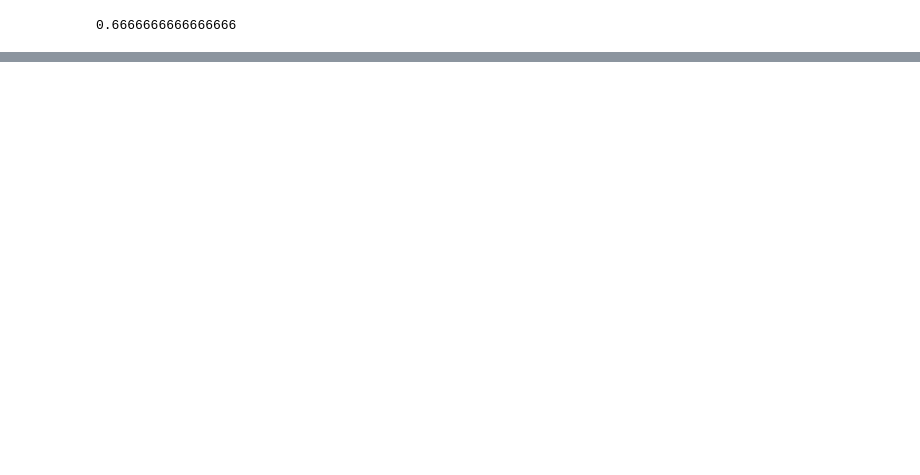
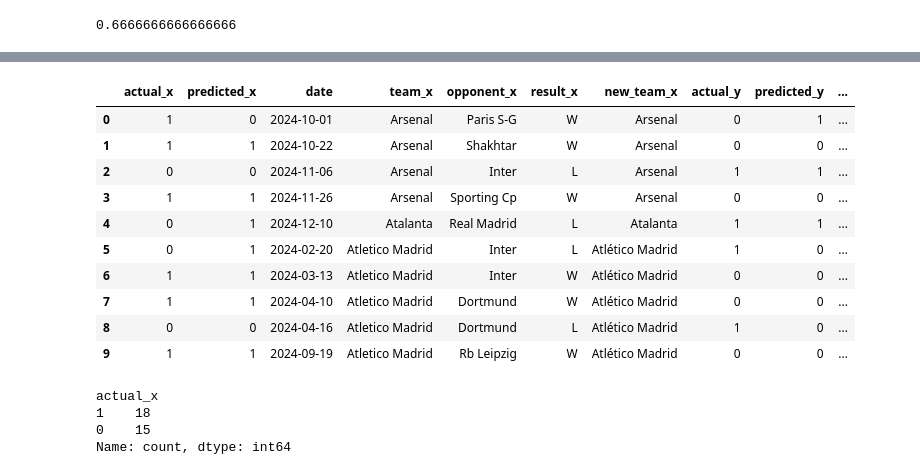
Before and after one commit to Mjara19/Soccer-Match-Winner-Predictor, a Jupyter notebook: champions_league_predictor.ipynb, the cells around one changed output, grey strips where cells are left out. Cells and saved outputs as stored; diff of their text form; code cells hidden in the pictures; blank space fills up the shorter version.

```diff
--- a/champions_league_predictor.ipynb
+++ b/champions_league_predictor.ipynb
@@ -110,3 +125,5 @@ combined, precision = make_predictions(matches_rolling, predictors + new_columns
 precision
 # %% [output]
 0.6666666666666666
+# %%
+combined = combined.merge(matches_rolling[["date", "team", "opponent", "result"]], left_index=True, right_index=True)
@@ -112,0 +139,44 @@ precision
+# %%
+class MissingDict(dict):
+    def __missing__(self, key):
+        return key
+
+map_values = {
+    "Atletico Madrid": "Atlético Madrid",
+    "Internazionale": "Inter",
+    "Paris Saint Germain": "Paris S-G",
+    "Sporting CP": "Sporting Cp",
+    "RB Leipzig": "Rb Leipzig",
+    "Red Bull Salzburg": "Rb Salzburg",
+    "Shakhtar Donetsk": "Shakhtar",
+    "PSV Eindhoven": "Psv Eindhoven",
+    "Bayer Leverkusen": "Leverkusen",
+}
+
+mapping = MissingDict(**map_values)
+# %%
+combined["new_team"] = combined["team"].map(mapping)
+# %%
+merged_data = combined.merge(combined, left_on=["date", "new_team"], right_on=["date", "opponent"])
+# %%
+
+merged_data.head(10)
+# %% [output]
+|  | actual_x | predicted_x | date | team_x | opponent_x | result_x | new_team_x | actual_y | predicted_y | ... |
+| 0 | 1 | 0 | 2024-10-01 | Arsenal | Paris S-G | W | Arsenal | 0 | 1 | ... |
+| 1 | 1 | 1 | 2024-10-22 | Arsenal | Shakhtar | W | Arsenal | 0 | 0 | ... |
+| 2 | 0 | 0 | 2024-11-06 | Arsenal | Inter | L | Arsenal | 1 | 1 | ... |
+| 3 | 1 | 1 | 2024-11-26 | Arsenal | Sporting Cp | W | Arsenal | 0 | 0 | ... |
+| 4 | 0 | 1 | 2024-12-10 | Atalanta | Real Madrid | L | Atalanta | 1 | 1 | ... |
+| 5 | 0 | 1 | 2024-02-20 | Atletico Madrid | Inter | L | Atlético Madrid | 1 | 0 | ... |
+| 6 | 1 | 1 | 2024-03-13 | Atletico Madrid | Inter | W | Atlético Madrid | 0 | 0 | ... |
+| 7 | 1 | 1 | 2024-04-10 | Atletico Madrid | Dortmund | W | Atlético Madrid | 0 | 0 | ... |
+| 8 | 0 | 0 | 2024-04-16 | Atletico Madrid | Dortmund | L | Atlético Madrid | 1 | 0 | ... |
+| 9 | 1 | 1 | 2024-09-19 | Atletico Madrid | Rb Leipzig | W | Atlético Madrid | 0 | 0 | ... |
+# %%
+merged_data[(merged_data["predicted_x"] == 1) & (merged_data["predicted_y"] ==0)]["actual_x"].value_counts()
+# %% [output]
+actual_x
+1    18
+0    15
+Name: count, dtype: int64
```
Also changed, not shown: parts of 9 cells of this notebook.
